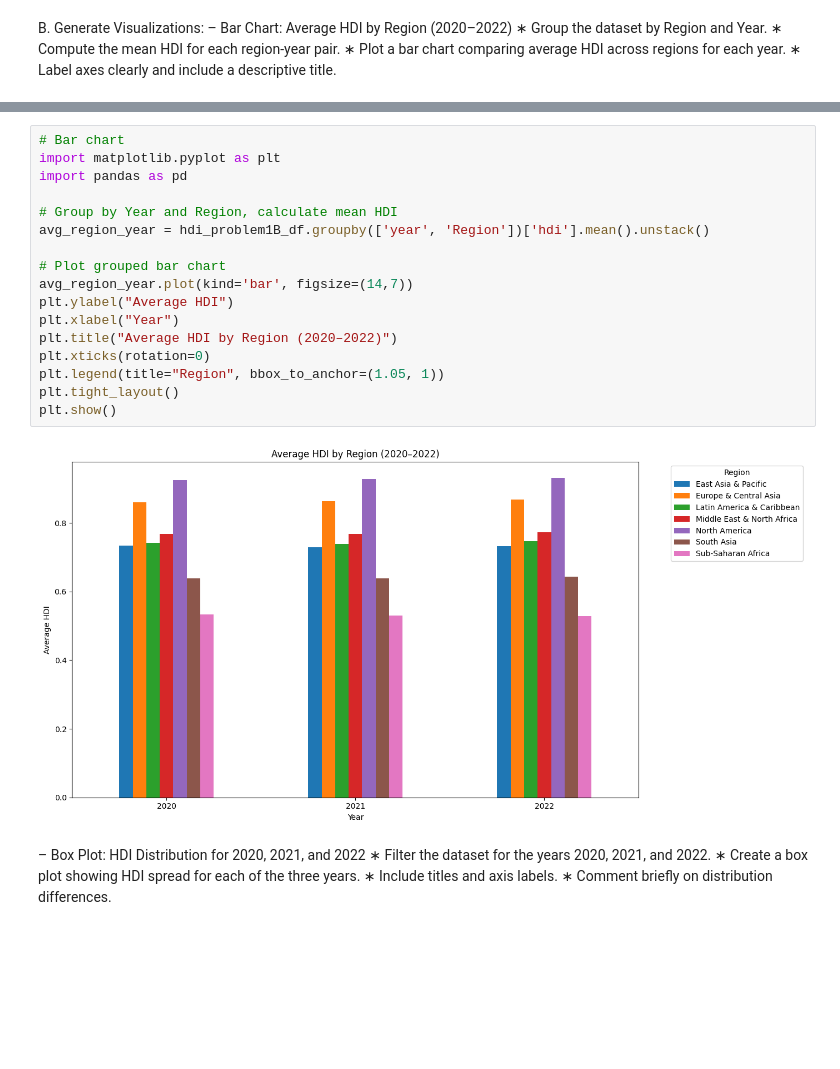
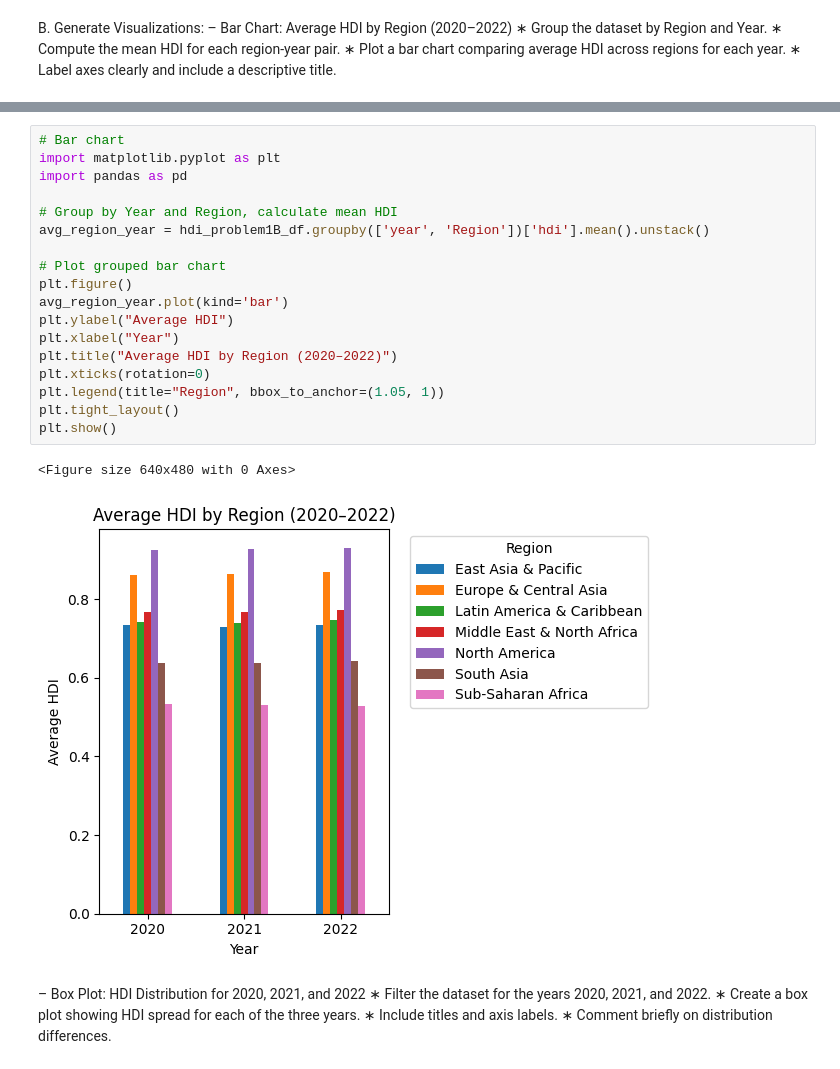
Before and after one commit to Pritija11/Assignment-I, a Jupyter notebook: 2462345_PRITIJA_GHISING.ipynb, the cells around one changed output, grey strips where cells are left out. Cells and saved outputs as stored; diff of their text form; blank space fills up the shorter version.

```diff
--- a/2462345_PRITIJA_GHISING.ipynb
+++ b/2462345_PRITIJA_GHISING.ipynb
@@ -733,22 +698,24 @@ Countries without a region mapping:
 # %%
 # Bar chart
 import matplotlib.pyplot as plt
 import pandas as pd
 
 # Group by Year and Region, calculate mean HDI
 avg_region_year = hdi_problem1B_df.groupby(['year', 'Region'])['hdi'].mean().unstack()
 
 # Plot grouped bar chart
-avg_region_year.plot(kind='bar', figsize=(14,7))
+plt.figure()
+avg_region_year.plot(kind='bar')
 plt.ylabel("Average HDI")
 plt.xlabel("Year")
 plt.title("Average HDI by Region (2020–2022)")
 plt.xticks(rotation=0)
 plt.legend(title="Region", bbox_to_anchor=(1.05, 1))
 plt.tight_layout()
 plt.show()
 # %% [output]
+<Figure size 640x480 with 0 Axes>
-[figure, old version]
+[figure, new version]
 # %% [markdown]
 – Box Plot: HDI Distribution for 2020, 2021, and 2022
 ∗ Filter the dataset for the years 2020, 2021, and 2022.
```
Also changed, not shown: parts of 19 cells of this notebook.
